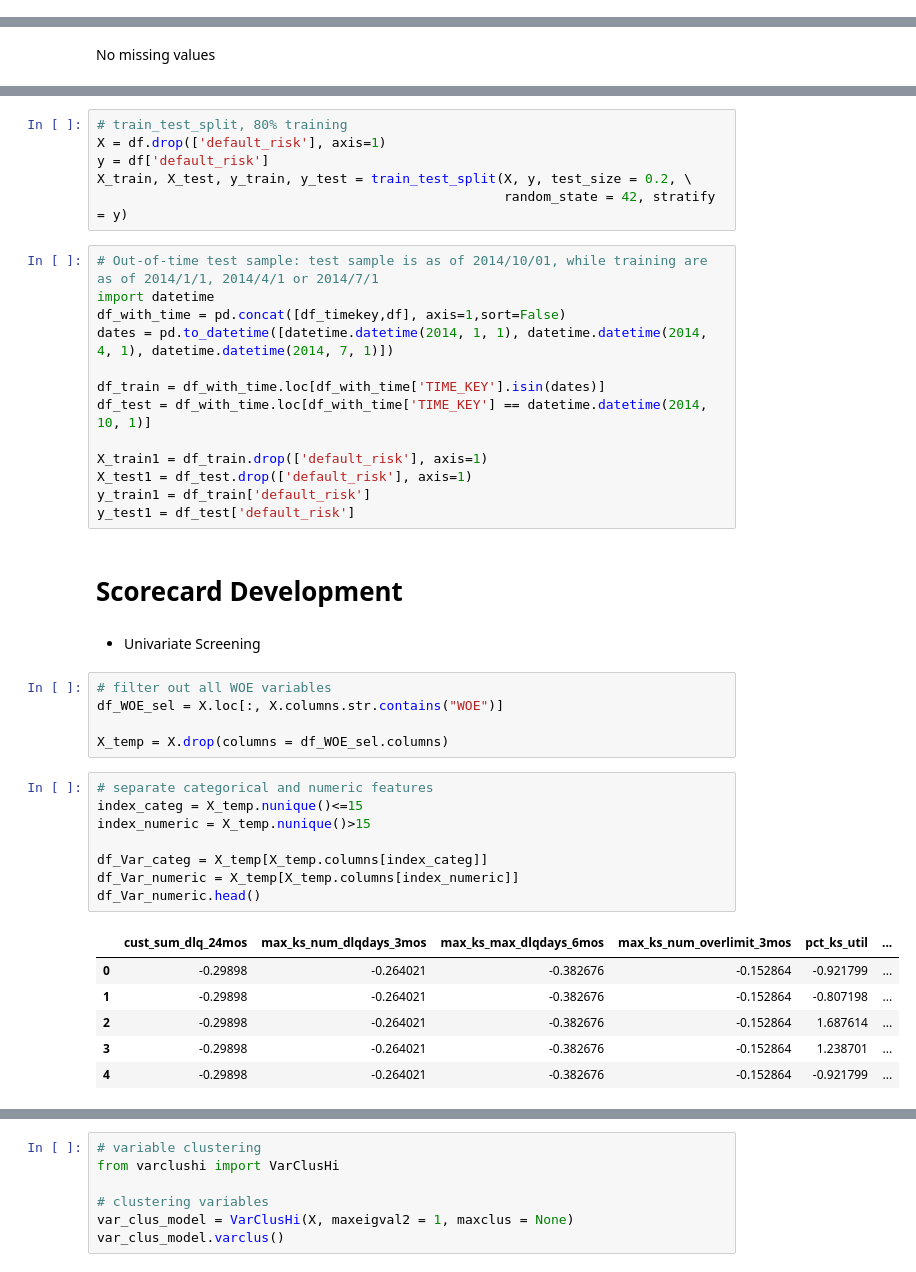
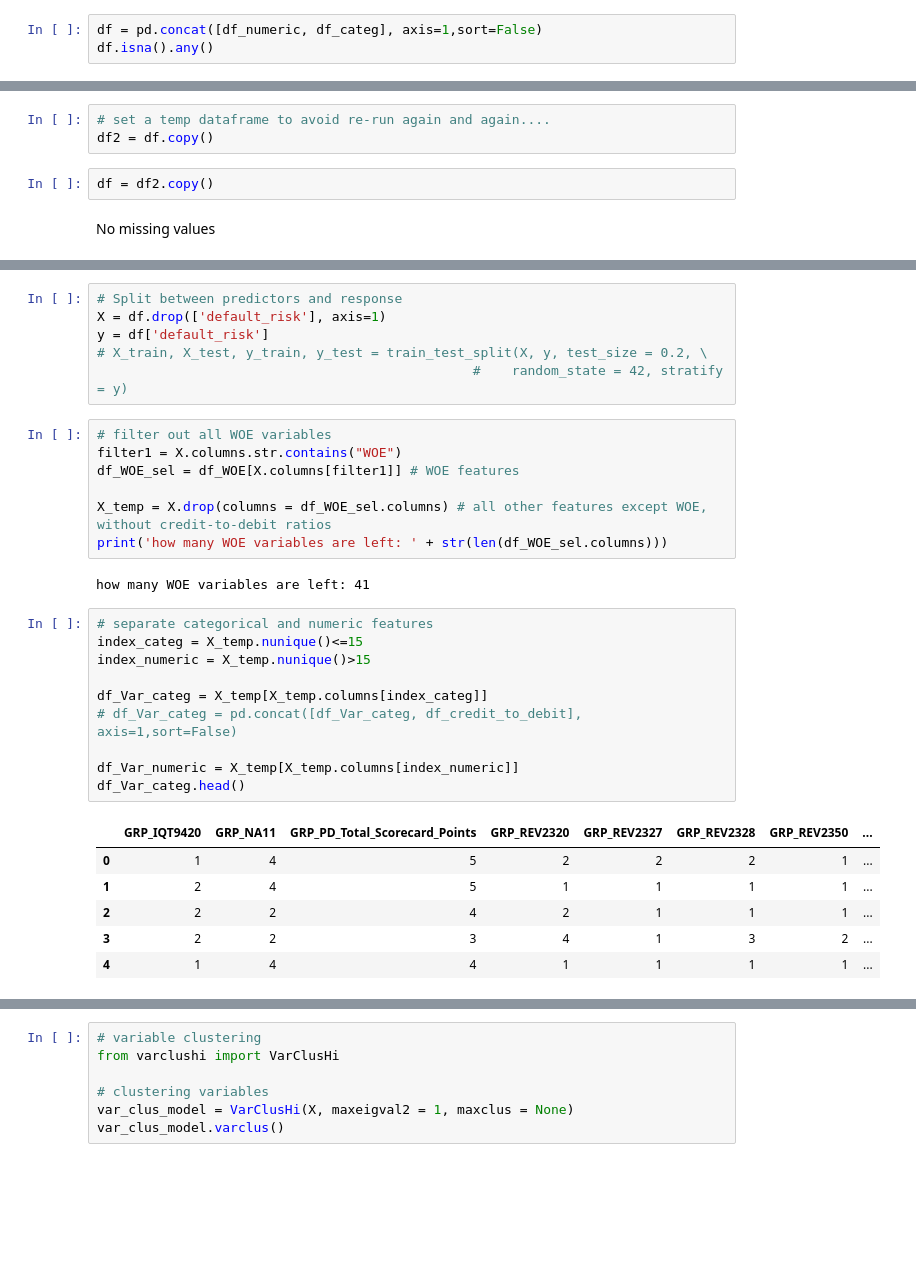
Before and after one commit to of1201/Retail-Credit-Modeling, a Jupyter notebook: src/Retail Credit Risk.ipynb, the cells around one changed output, grey strips where cells are left out. Cells and saved outputs as stored; diff of their text form; blank space fills up the shorter version.

```diff
--- a/src/Retail Credit Risk.ipynb
+++ b/src/Retail Credit Risk.ipynb
@@ -299,0 +342,3 @@ dtype: bool
+# %%
+df = pd.concat([df_numeric, df_categ], axis=1,sort=False)
+df.isna().any()
@@ -300,3 +363,8 @@ dtype: bool
+# %%
+# set a temp dataframe to avoid re-run again and again....
+df2 = df.copy()
+# %%
+df = df2.copy()
 # %% [markdown]
 No missing values
 # %%
@@ -474,46 +521,35 @@ df.head()
 # %%
-# train_test_split, 80% training
+# Split between predictors and response
 X = df.drop(['default_risk'], axis=1)
 y = df['default_risk']
-X_train, X_test, y_train, y_test = train_test_split(X, y, test_size = 0.2, \
-                                                    random_state = 42, stratify = y)
+# X_train, X_test, y_train, y_test = train_test_split(X, y, test_size = 0.2, \
+                                                #    random_state = 42, stratify = y)
-# %%
-# Out-of-time test sample: test sample is as of 2014/10/01, while training are as of 2014/1/1, 2014/4/1 or 2014/7/1
-import datetime
-df_with_time = pd.concat([df_timekey,df], axis=1,sort=False)
-dates = pd.to_datetime([datetime.datetime(2014, 1, 1), datetime.datetime(2014, 4, 1), datetime.datetime(2014, 7, 1)])
-
-df_train = df_with_time.loc[df_with_time['TIME_KEY'].isin(dates)]
-df_test = df_with_time.loc[df_with_time['TIME_KEY'] == datetime.datetime(2014, 10, 1)]
-
-X_train1 = df_train.drop(['default_risk'], axis=1)
-X_test1 = df_test.drop(['default_risk'], axis=1)
-y_train1 = df_train['default_risk']
-y_test1 = df_test['default_risk']
-# %% [markdown]
-# Scorecard Development
-# %% [markdown]
-- Univariate Screening
 # %%
 # filter out all WOE variables
-df_WOE_sel = X.loc[:, X.columns.str.contains("WOE")]
+filter1 = X.columns.str.contains("WOE")
+df_WOE_sel = df_WOE[X.columns[filter1]] # WOE features
 
-X_temp = X.drop(columns = df_WOE_sel.columns)
+X_temp = X.drop(columns = df_WOE_sel.columns) # all other features except WOE, without credit-to-debit ratios
+print('how many WOE variables are left: ' + str(len(df_WOE_sel.columns)))
+# %% [output]
+how many WOE variables are left: 41
 # %%
 # separate categorical and numeric features
 index_categ = X_temp.nunique()<=15
 index_numeric = X_temp.nunique()>15
 
 df_Var_categ = X_temp[X_temp.columns[index_categ]]
+# df_Var_categ = pd.concat([df_Var_categ, df_credit_to_debit], axis=1,sort=False)
+
 df_Var_numeric = X_temp[X_temp.columns[index_numeric]]
-df_Var_numeric.head()
+df_Var_categ.head()
 # %% [output]
-|  | cust_sum_dlq_24mos | max_ks_num_dlqdays_3mos | max_ks_max_dlqdays_6mos | max_ks_num_overlimit_3mos | pct_ks_util | ... |
-| 0 | -0.29898 | -0.264021 | -0.382676 | -0.152864 | -0.921799 | ... |
-| 1 | -0.29898 | -0.264021 | -0.382676 | -0.152864 | -0.807198 | ... |
-| 2 | -0.29898 | -0.264021 | -0.382676 | -0.152864 | 1.687614 | ... |
-| 3 | -0.29898 | -0.264021 | -0.382676 | -0.152864 | 1.238701 | ... |
-| 4 | -0.29898 | -0.264021 | -0.382676 | -0.152864 | -0.921799 | ... |
+|  | GRP_IQT9420 | GRP_NA11 | GRP_PD_Total_Scorecard_Points | GRP_REV2320 | GRP_REV2327 | GRP_REV2328 | GRP_REV2350 | ... |
+| 0 | 1 | 4 | 5 | 2 | 2 | 2 | 1 | ... |
+| 1 | 2 | 4 | 5 | 1 | 1 | 1 | 1 | ... |
+| 2 | 2 | 2 | 4 | 2 | 1 | 1 | 1 | ... |
+| 3 | 2 | 2 | 3 | 4 | 1 | 3 | 2 | ... |
+| 4 | 1 | 4 | 4 | 1 | 1 | 1 | 1 | ... |
 # %%
 # calculate IV for existing WOE variables
 def IV_Cal(y, col):
```
Also changed, not shown: parts of 90 cells of this notebook.
